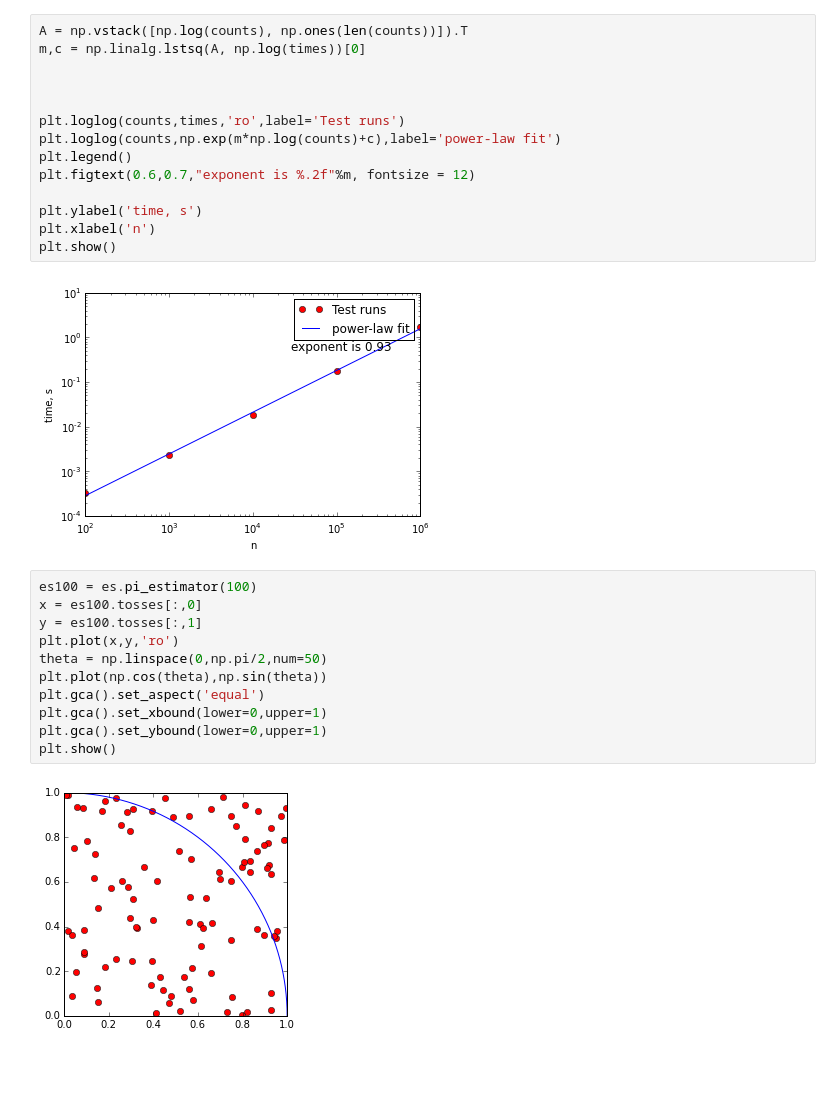
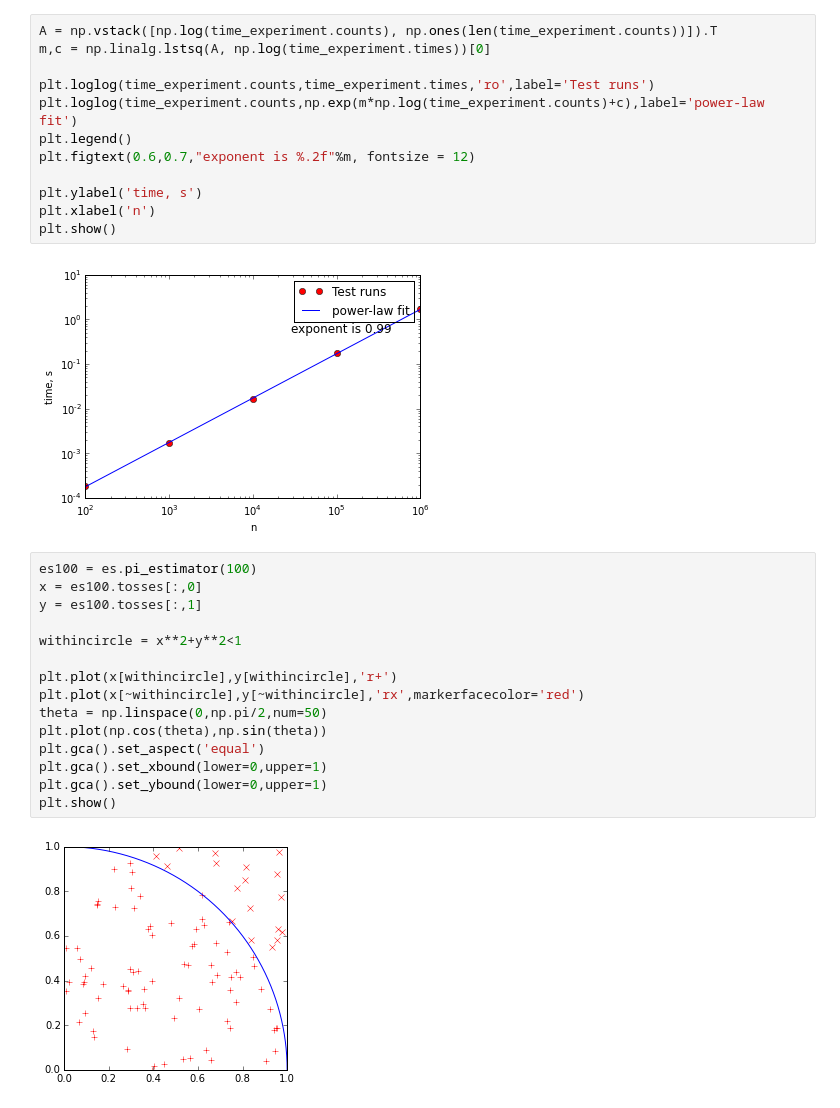
Before and after one commit to pmelchior/usrp-sciprog, a Jupyter notebook: day2/exercises/dtyi/demo.ipynb, the cells around one changed output. Saved outputs shown, nothing was run; the diff lists cells and outputs as text; blank space fills up the shorter version.

```diff
--- a/day2/exercises/dtyi/demo.ipynb
+++ b/day2/exercises/dtyi/demo.ipynb
@@ -29,11 +20,9 @@ n=1000000   3.139732 1.7513 seconds
 # %%
-A = np.vstack([np.log(counts), np.ones(len(counts))]).T
-m,c = np.linalg.lstsq(A, np.log(times))[0]
+A = np.vstack([np.log(time_experiment.counts), np.ones(len(time_experiment.counts))]).T
+m,c = np.linalg.lstsq(A, np.log(time_experiment.times))[0]
 
-
-
-plt.loglog(counts,times,'ro',label='Test runs')
-plt.loglog(counts,np.exp(m*np.log(counts)+c),label='power-law fit')
+plt.loglog(time_experiment.counts,time_experiment.times,'ro',label='Test runs')
+plt.loglog(time_experiment.counts,np.exp(m*np.log(time_experiment.counts)+c),label='power-law fit')
 plt.legend()
 plt.figtext(0.6,0.7,"exponent is %.2f"%m, fontsize = 12)
 
@@ -41,18 +30,22 @@ plt.ylabel('time, s')
 plt.xlabel('n')
 plt.show()
 # %% [output]
-[figure, old version]
+[figure, new version]
 # %%
 es100 = es.pi_estimator(100)
 x = es100.tosses[:,0]
 y = es100.tosses[:,1]
-plt.plot(x,y,'ro')
+
+withincircle = x**2+y**2<1
+
+plt.plot(x[withincircle],y[withincircle],'r+')
+plt.plot(x[~withincircle],y[~withincircle],'rx',markerfacecolor='red')
 theta = np.linspace(0,np.pi/2,num=50)
 plt.plot(np.cos(theta),np.sin(theta))
 plt.gca().set_aspect('equal')
 plt.gca().set_xbound(lower=0,upper=1)
 plt.gca().set_ybound(lower=0,upper=1)
 plt.show()
 # %% [output]
-[figure, old version]
+[figure, new version]
 # %%
```
Also changed, not shown: parts of 5 cells of this notebook, 1 other file.
